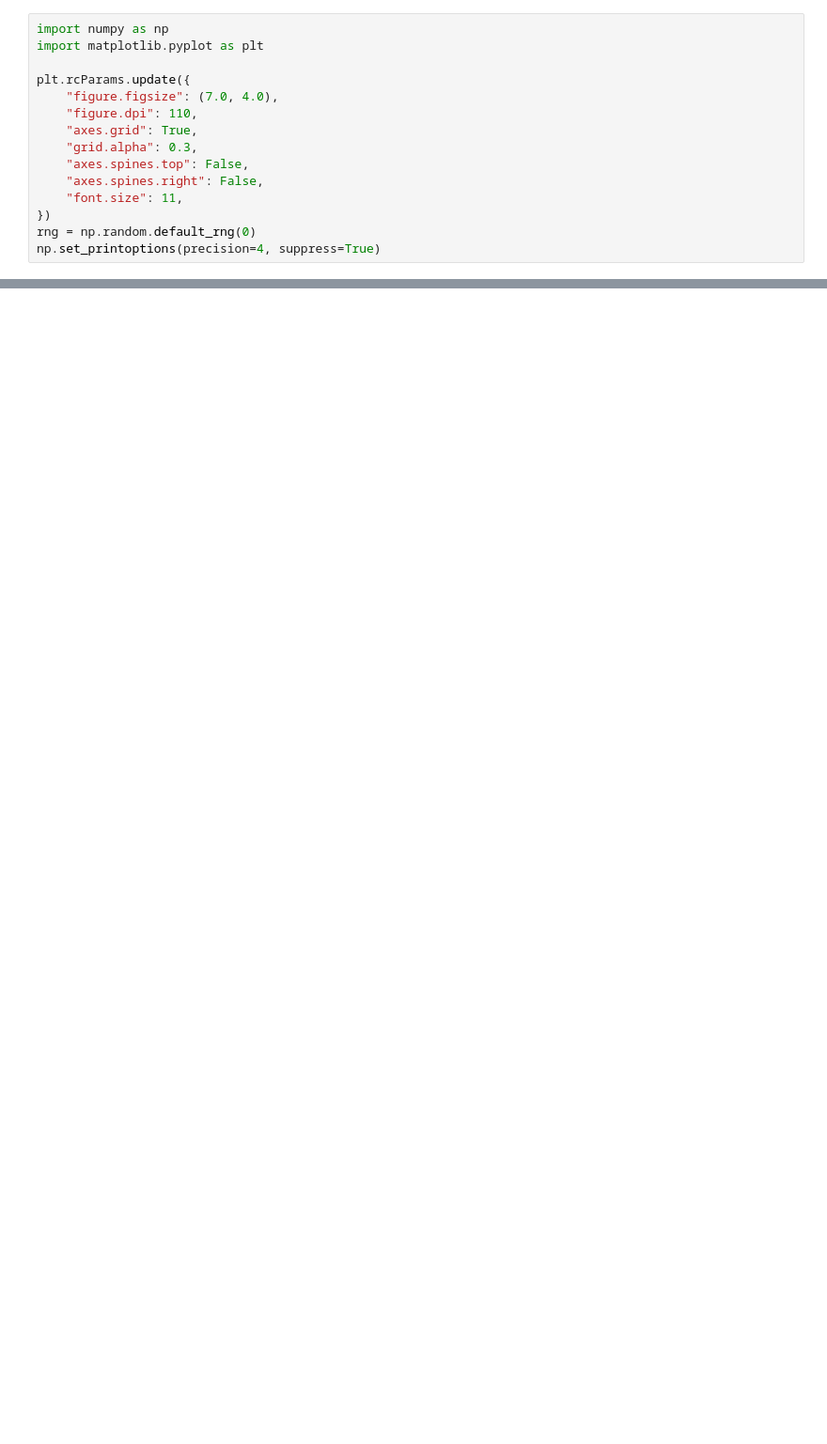
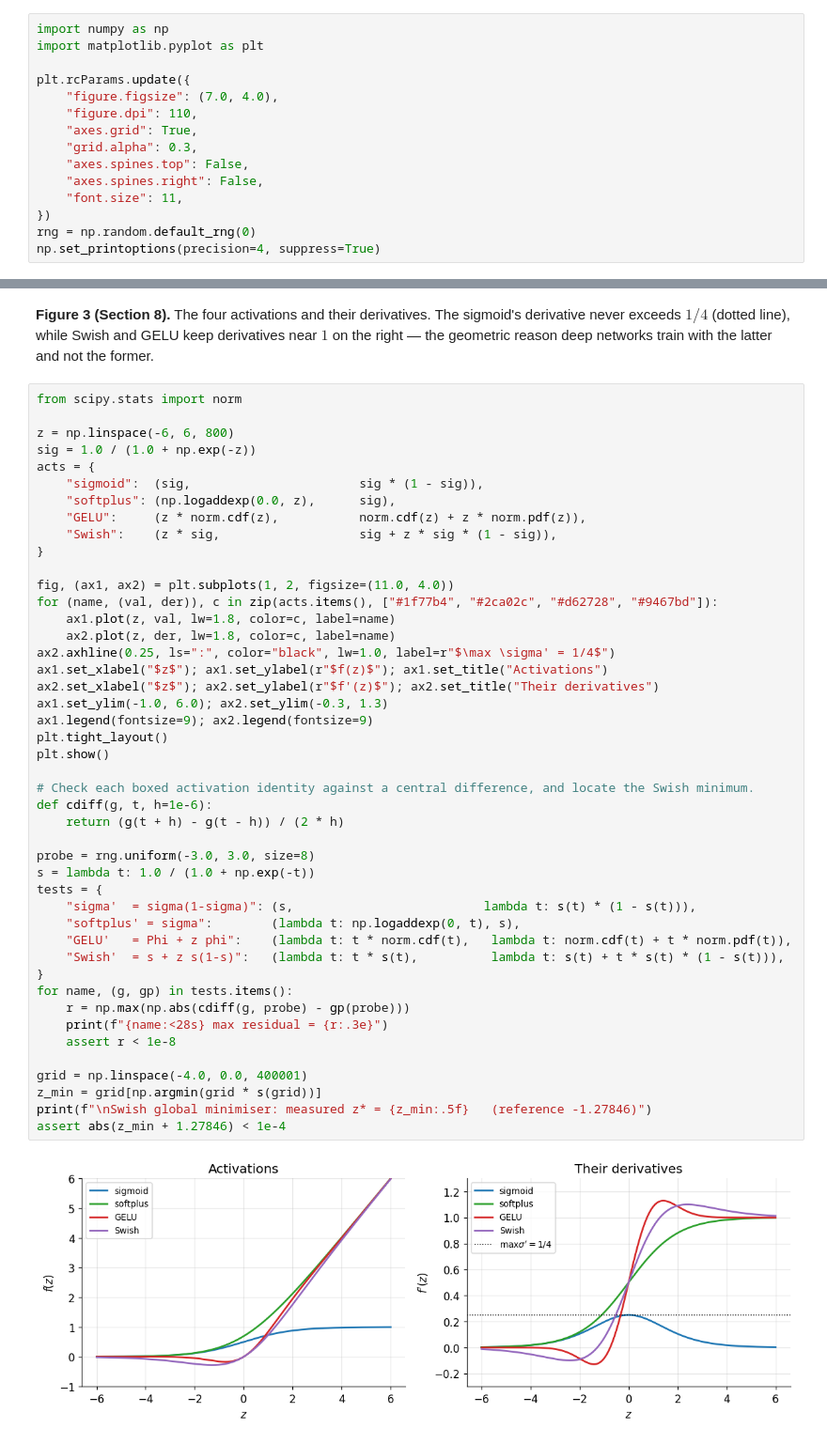
Before and after one commit to hien078/applied-mathematics-foundation, a Jupyter notebook: calculus/03_single_variable_derivatives/first_principles.ipynb, the cells around one changed output, grey strips where cells are left out. Shown at 94% size. Cells and saved outputs as stored; diff of their text form; blank space fills up the shorter version.

```diff
--- a/calculus/03_single_variable_derivatives/first_principles.ipynb
+++ b/calculus/03_single_variable_derivatives/first_principles.ipynb
@@ -694,0 +894,51 @@ as expected once round-off noise is included.
+# %% [markdown]
+**Figure 3 (Section 8).** The four activations and their derivatives. The sigmoid's derivative
+never exceeds $1/4$ (dotted line), while Swish and GELU keep derivatives near $1$ on the right —
+the geometric reason deep networks train with the latter and not the former.
+# %%
+from scipy.stats import norm
+
+z = np.linspace(-6, 6, 800)
+sig = 1.0 / (1.0 + np.exp(-z))
+acts = {
+    "sigmoid":  (sig,                       sig * (1 - sig)),
+    "softplus": (np.logaddexp(0.0, z),      sig),
+    "GELU":     (z * norm.cdf(z),           norm.cdf(z) + z * norm.pdf(z)),
+    "Swish":    (z * sig,                   sig + z * sig * (1 - sig)),
+}
+
+fig, (ax1, ax2) = plt.subplots(1, 2, figsize=(11.0, 4.0))
+for (name, (val, der)), c in zip(acts.items(), ["#1f77b4", "#2ca02c", "#d62728", "#9467bd"]):
+    ax1.plot(z, val, lw=1.8, color=c, label=name)
+    ax2.plot(z, der, lw=1.8, color=c, label=name)
+ax2.axhline(0.25, ls=":", color="black", lw=1.0, label=r"$\max \sigma' = 1/4$")
+ax1.set_xlabel("$z$"); ax1.set_ylabel(r"$f(z)$"); ax1.set_title("Activations")
+ax2.set_xlabel("$z$"); ax2.set_ylabel(r"$f'(z)$"); ax2.set_title("Their derivatives")
+ax1.set_ylim(-1.0, 6.0); ax2.set_ylim(-0.3, 1.3)
+ax1.legend(fontsize=9); ax2.legend(fontsize=9)
+plt.tight_layout()
+plt.show()
+
+# Check each boxed activation identity against a central difference, and locate the Swish minimum.
+def cdiff(g, t, h=1e-6):
+    return (g(t + h) - g(t - h)) / (2 * h)
+
+probe = rng.uniform(-3.0, 3.0, size=8)
+s = lambda t: 1.0 / (1.0 + np.exp(-t))
+tests = {
+    "sigma'  = sigma(1-sigma)": (s,                          lambda t: s(t) * (1 - s(t))),
+    "softplus' = sigma":        (lambda t: np.logaddexp(0, t), s),
+    "GELU'   = Phi + z phi":    (lambda t: t * norm.cdf(t),   lambda t: norm.cdf(t) + t * norm.pdf(t)),
+    "Swish'  = s + z s(1-s)":   (lambda t: t * s(t),          lambda t: s(t) + t * s(t) * (1 - s(t))),
+}
+for name, (g, gp) in tests.items():
+    r = np.max(np.abs(cdiff(g, probe) - gp(probe)))
+    print(f"{name:<28s} max residual = {r:.3e}")
+    assert r < 1e-8
+
+grid = np.linspace(-4.0, 0.0, 400001)
+z_min = grid[np.argmin(grid * s(grid))]
+print(f"\nSwish global minimiser: measured z* = {z_min:.5f}   (reference -1.27846)")
+assert abs(z_min + 1.27846) < 1e-4
+# %% [output]
+[figure, added]
```
Also changed, not shown: parts of 93 cells of this notebook, 25 other files.
